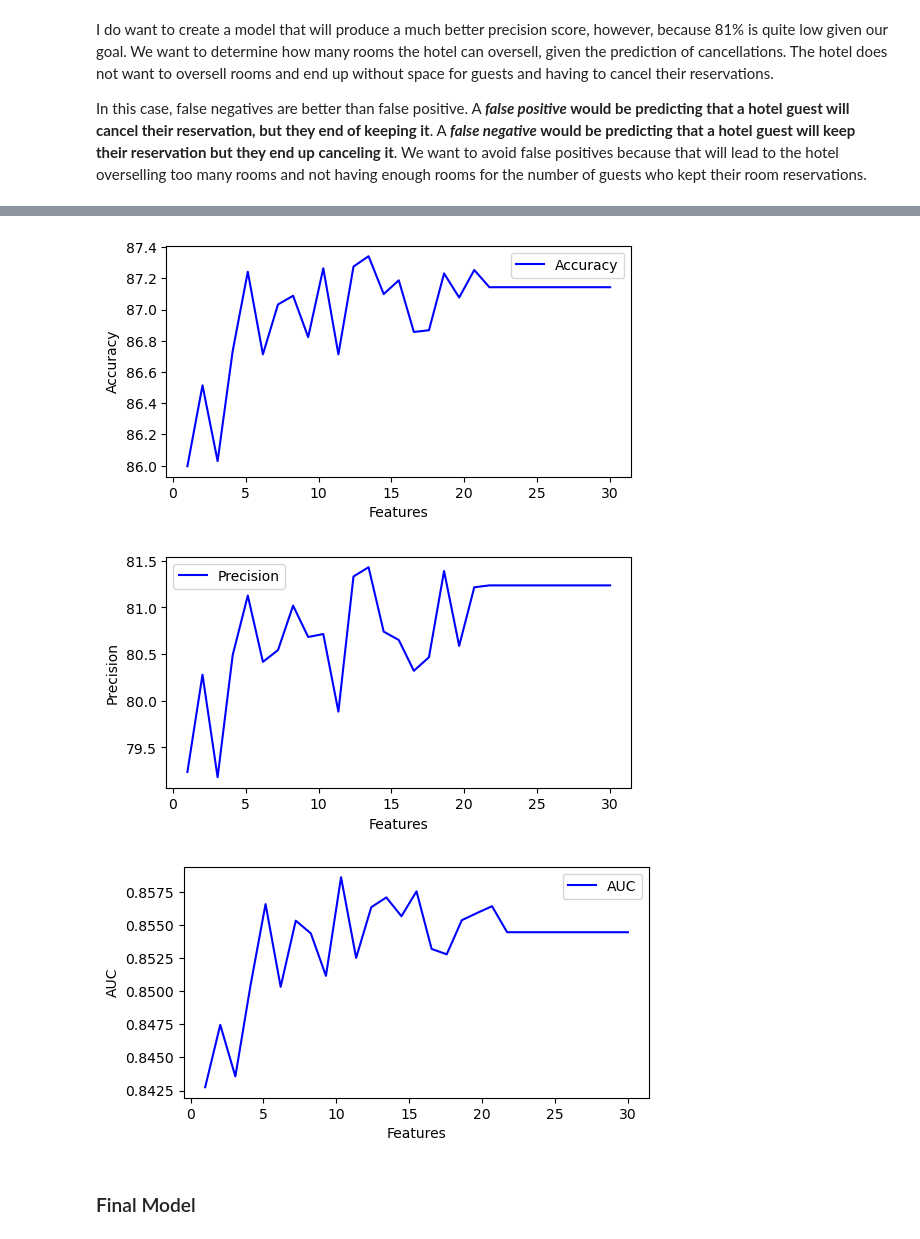
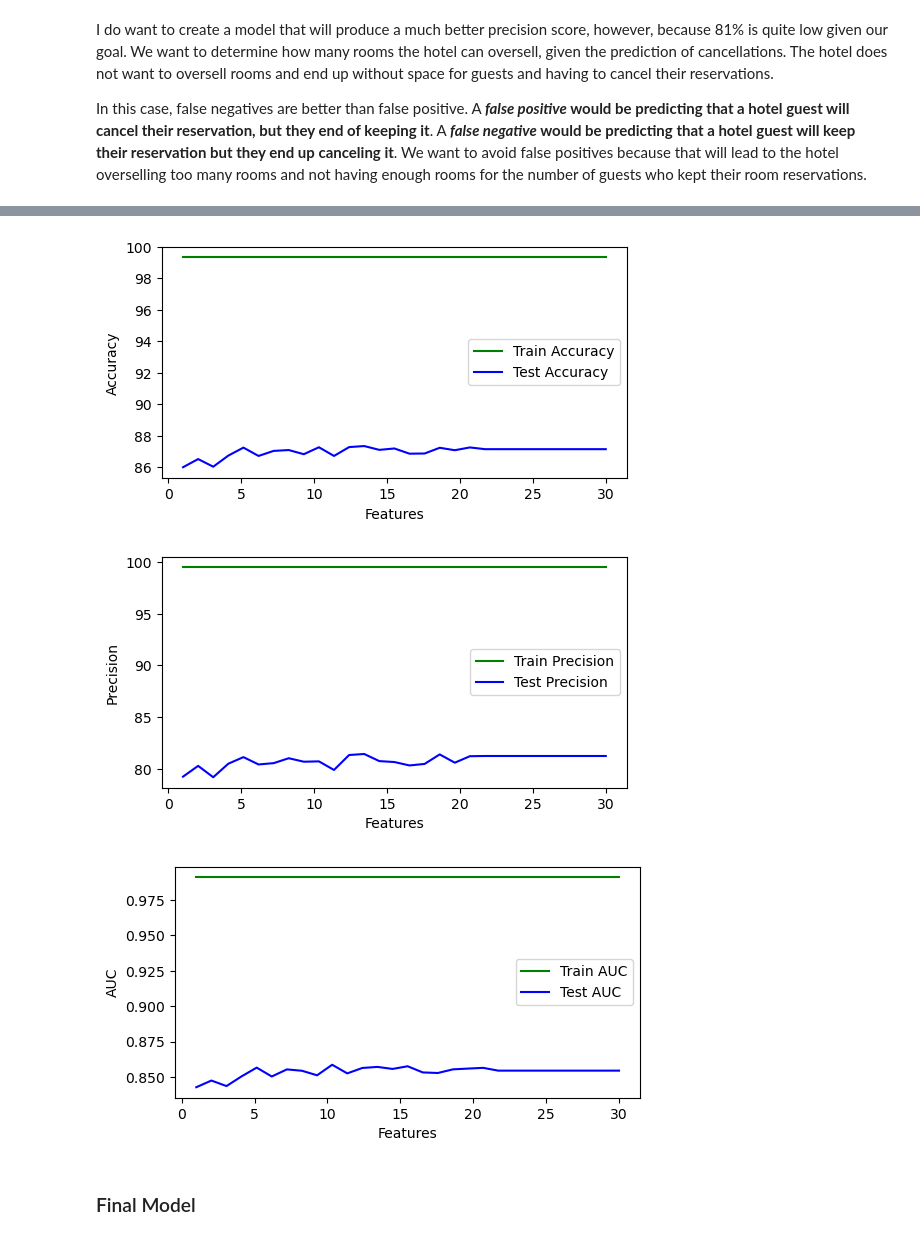
Before and after one commit to scarlettvalentin/hotel_reservations_project, a Jupyter notebook: notebook.ipynb, the cells around one changed output, grey strips where cells are left out. Cells and saved outputs as stored; diff of their text form; code cells hidden in the pictures.

Commit message:
add comments and train data to graphs in hypertuning

```diff
--- a/notebook.ipynb
+++ b/notebook.ipynb
@@ -687,4 +758,27 @@ plt.show()
 # %%
+# Identify the optimal maximum features for the train data
+acc_train = []
+prec_train = []
+aucs_train = []
+
+for i in range(1, 30):
+    classifier = DecisionTreeClassifier(criterion='entropy', max_features=i, random_state=28)
+    classifier.fit(X_train_transformed, y_train)
+    y_pred_train = classifier.predict(X_train_transformed)
+
+    acc_score = accuracy_score(y_train,y_pred_train) * 100
+
+    prec_score = precision_score(y_train,y_pred_train) * 100
+
+    false_positive_rate, true_positive_rate, thresholds = roc_curve(y_train,y_pred_train)
+    roc_auc = auc(false_positive_rate, true_positive_rate)
+
+    acc_train.append(acc_score)
+    prec_train.append(prec_score)
+    aucs_train.append(roc_auc)
+
+
+# Identify the optimal maximum features for the test data
 acc = []
 prec = []
 aucs = []
@@ -696,39 +790,45 @@ for i in range(1, 30):
 
     acc_score = accuracy_score(y_test,y_pred_test) * 100
 
     prec_score = precision_score(y_test,y_pred_test) * 100
 
     false_positive_rate, true_positive_rate, thresholds = roc_curve(y_test, y_pred_test)
     roc_auc = auc(false_positive_rate, true_positive_rate)
 
     acc.append(acc_score)
     prec.append(prec_score)
     aucs.append(roc_auc)
 
+# Plot accuracy for train and test data given various max features
 plt.figure(figsize=(6,3))
-plt.plot(np.linspace(1,30,29), acc, label='Accuracy', c='blue')
+plt.plot(np.linspace(1,30,29), acc_train, label='Train Accuracy', c='green')
+plt.plot(np.linspace(1,30,29), acc, label='Test Accuracy', c='blue')
 plt.xlabel('Features')
 plt.ylabel('Accuracy')
 plt.legend()
 plt.show()
 
+# Plot precision for train and test data given various max features
 plt.figure(figsize=(6,3))
-plt.plot(np.linspace(1,30,29), prec, label='Precision', c='blue')
+plt.plot(np.linspace(1,30,29), prec_train, label='Train Precision', c='green')
+plt.plot(np.linspace(1,30,29), prec, label='Test Precision', c='blue')
 plt.xlabel('Features')
 plt.ylabel('Precision')
 plt.legend()
 plt.show()
 
+# Plot AUC for train and test data given various max features
 plt.figure(figsize=(6,3))
-plt.plot(np.linspace(1,30,29), aucs, label='AUC', c='blue')
+plt.plot(np.linspace(1,30,29), aucs_train, label='Train AUC', c='green')
+plt.plot(np.linspace(1,30,29), aucs, label='Test AUC', c='blue')
 plt.xlabel('Features')
 plt.ylabel('AUC')
 plt.legend()
 plt.show()
 # %% [output]
-[figure, old version]
+[figure, new version]
-[figure, old version]
+[figure, new version]
-[figure, old version]
+[figure, new version]
 # %% [markdown]
 ### Final Model
 # %% [markdown]
```
Also changed, not shown: parts of 5 cells of this notebook.
